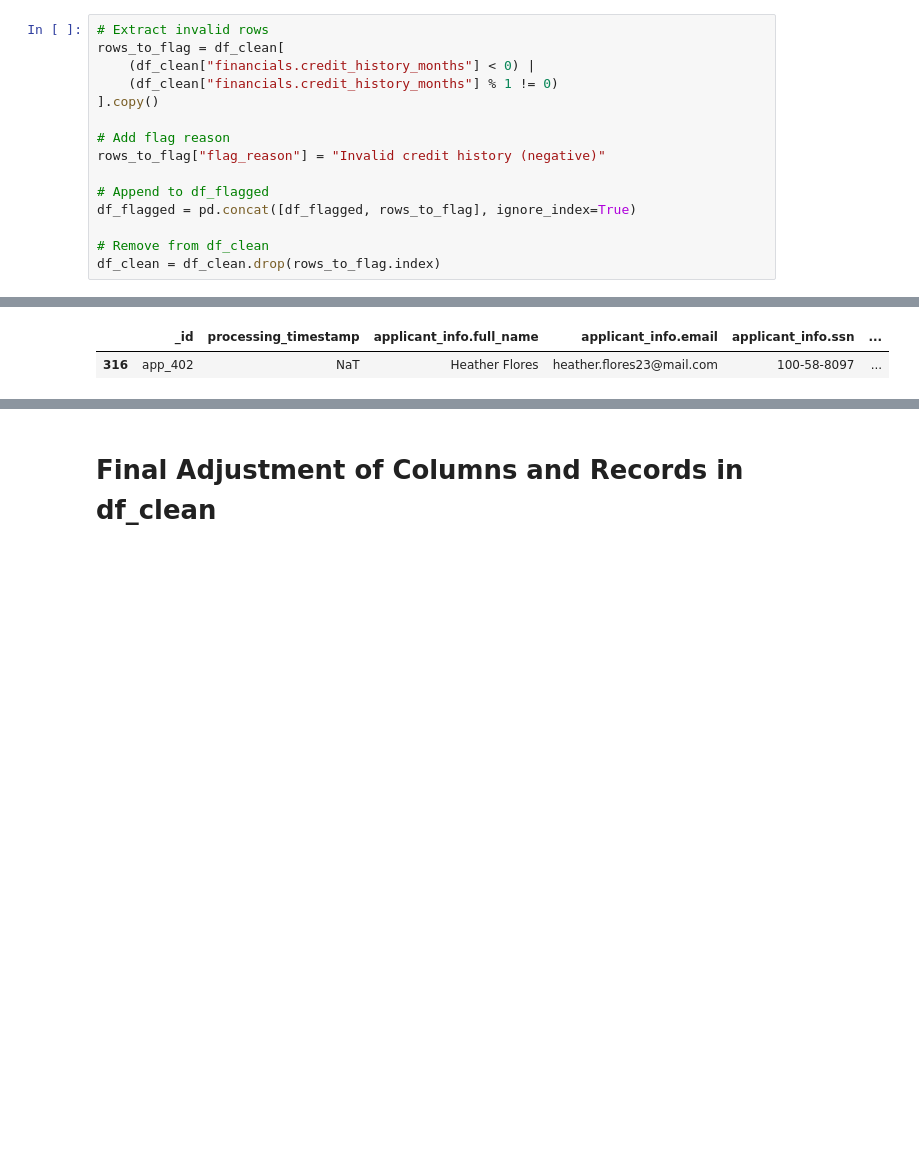
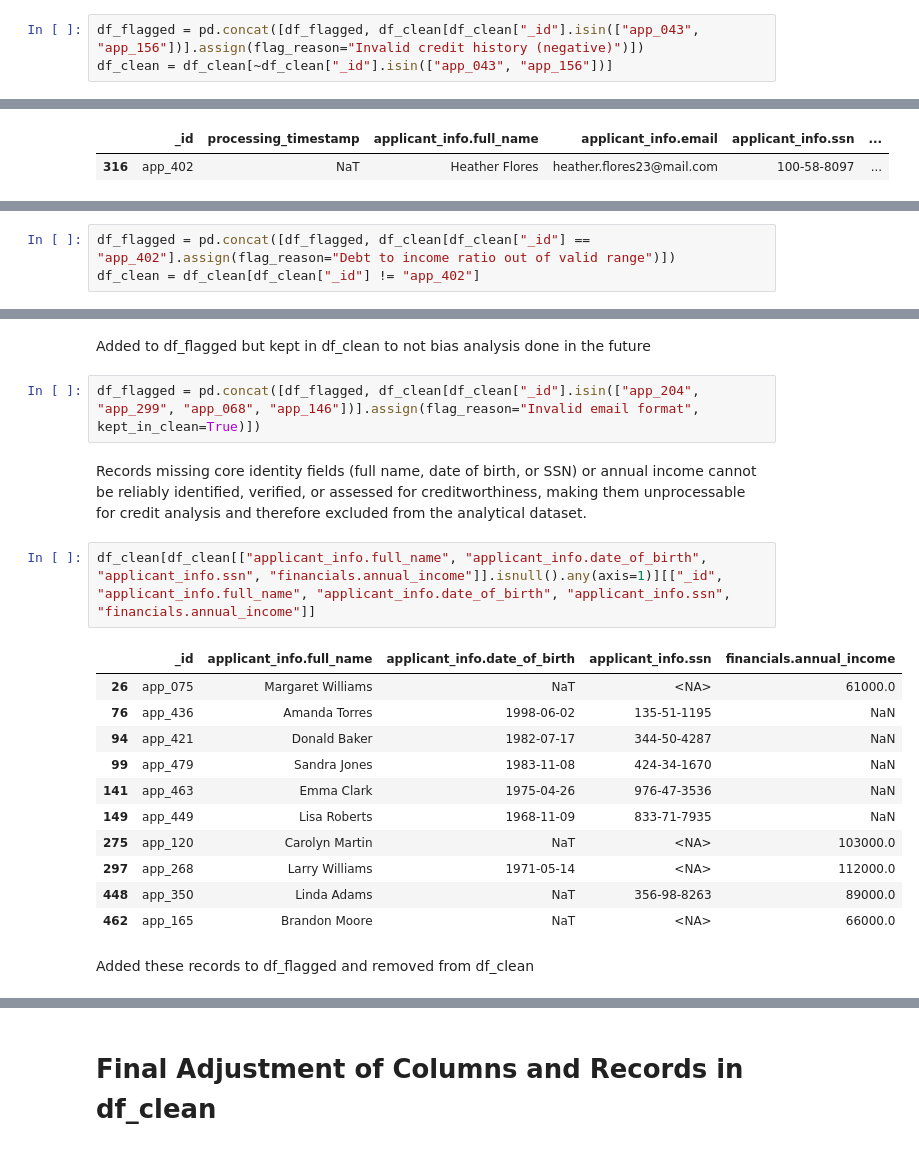
Before and after one commit to fmdmneves2003/data-ecosystems-project, a Jupyter notebook: notebooks/01-data-quality.ipynb, the cells around one changed output, grey strips where cells are left out. Saved outputs shown, nothing was run; the diff lists cells and outputs as text; blank space fills up the shorter version.

```diff
--- a/notebooks/01-data-quality.ipynb
+++ b/notebooks/01-data-quality.ipynb
@@ -583,18 +541,6 @@ df_clean[
 |  | _id | financials.credit_history_months |
 | 137 | app_043 | -10 |
 | 162 | app_156 | -3 |
-# %%
-# Extract invalid rows
-rows_to_flag = df_clean[
-    (df_clean["financials.credit_history_months"] < 0) |
-    (df_clean["financials.credit_history_months"] % 1 != 0)
-].copy()
-
-# Add flag reason
-rows_to_flag["flag_reason"] = "Invalid credit history (negative)"
-
-# Append to df_flagged
-df_flagged = pd.concat([df_flagged, rows_to_flag], ignore_index=True)
-
-# Remove from df_clean
-df_clean = df_clean.drop(rows_to_flag.index)
+# %%
+df_flagged = pd.concat([df_flagged, df_clean[df_clean["_id"].isin(["app_043", "app_156"])].assign(flag_reason="Invalid credit history (negative)")])
+df_clean = df_clean[~df_clean["_id"].isin(["app_043", "app_156"])]
@@ -610,0 +580,3 @@ df_clean[
+# %%
+df_flagged = pd.concat([df_flagged, df_clean[df_clean["_id"] == "app_402"].assign(flag_reason="Debt to income ratio out of valid range")])
+df_clean = df_clean[df_clean["_id"] != "app_402"]
@@ -610,0 +607,22 @@ df_clean[
+# %% [markdown]
+Added to df_flagged but kept in df_clean to not bias analysis done in the future
+# %%
+df_flagged = pd.concat([df_flagged, df_clean[df_clean["_id"].isin(["app_204", "app_299", "app_068", "app_146"])].assign(flag_reason="Invalid email format", kept_in_clean=True)])
+# %% [markdown]
+Records missing core identity fields (full name, date of birth, or SSN) or annual income cannot be reliably identified, verified, or assessed for creditworthiness, making them unprocessable for credit analysis and therefore excluded from the analytical dataset.
+# %%
+df_clean[df_clean[["applicant_info.full_name", "applicant_info.date_of_birth", "applicant_info.ssn", "financials.annual_income"]].isnull().any(axis=1)][["_id", "applicant_info.full_name", "applicant_info.date_of_birth", "applicant_info.ssn", "financials.annual_income"]]
+# %% [output]
+|  | _id | applicant_info.full_name | applicant_info.date_of_birth | applicant_info.ssn | financials.annual_income |
+| 26 | app_075 | Margaret Williams | NaT | <NA> | 61000.0 |
+| 76 | app_436 | Amanda Torres | 1998-06-02 | 135-51-1195 | NaN |
+| 94 | app_421 | Donald Baker | 1982-07-17 | 344-50-4287 | NaN |
+| 99 | app_479 | Sandra Jones | 1983-11-08 | 424-34-1670 | NaN |
+| 141 | app_463 | Emma Clark | 1975-04-26 | 976-47-3536 | NaN |
+| 149 | app_449 | Lisa Roberts | 1968-11-09 | 833-71-7935 | NaN |
+| 275 | app_120 | Carolyn Martin | NaT | <NA> | 103000.0 |
+| 297 | app_268 | Larry Williams | 1971-05-14 | <NA> | 112000.0 |
+| 448 | app_350 | Linda Adams | NaT | 356-98-8263 | 89000.0 |
+| 462 | app_165 | Brandon Moore | NaT | <NA> | 66000.0 |
+# %% [markdown]
+Added these records to df_flagged and removed from df_clean
```
Also changed, not shown: parts of 83 cells of this notebook, 2 other files.
